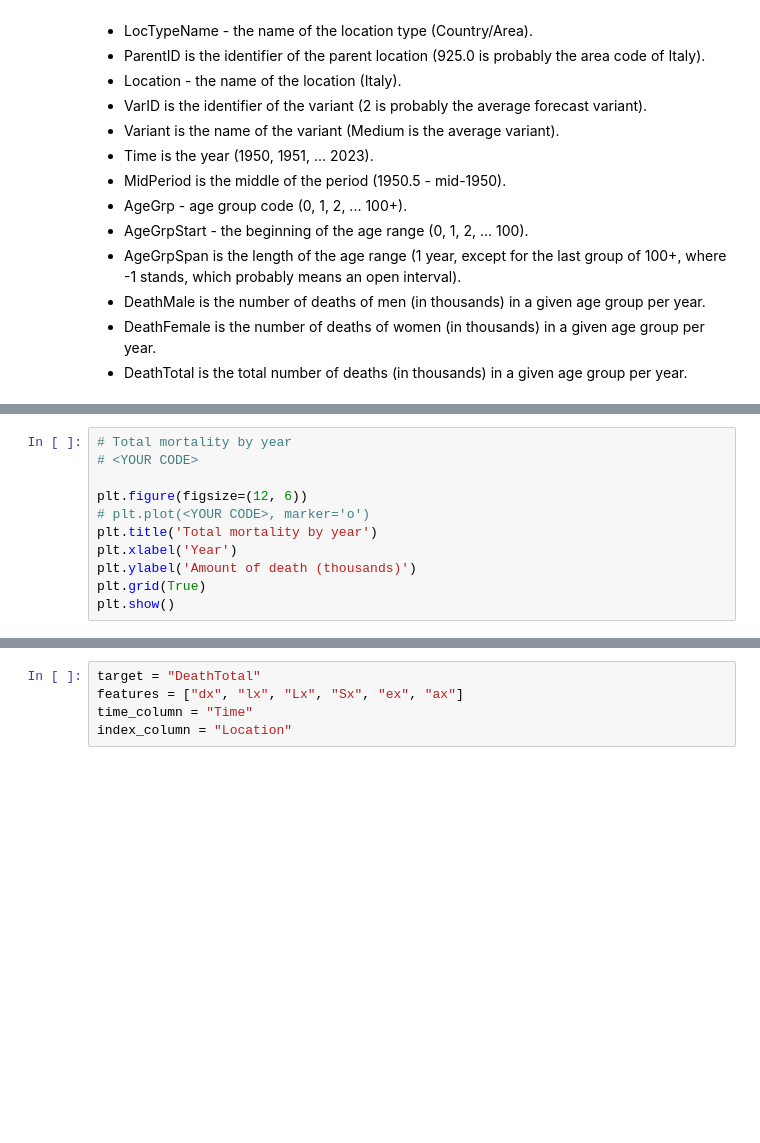
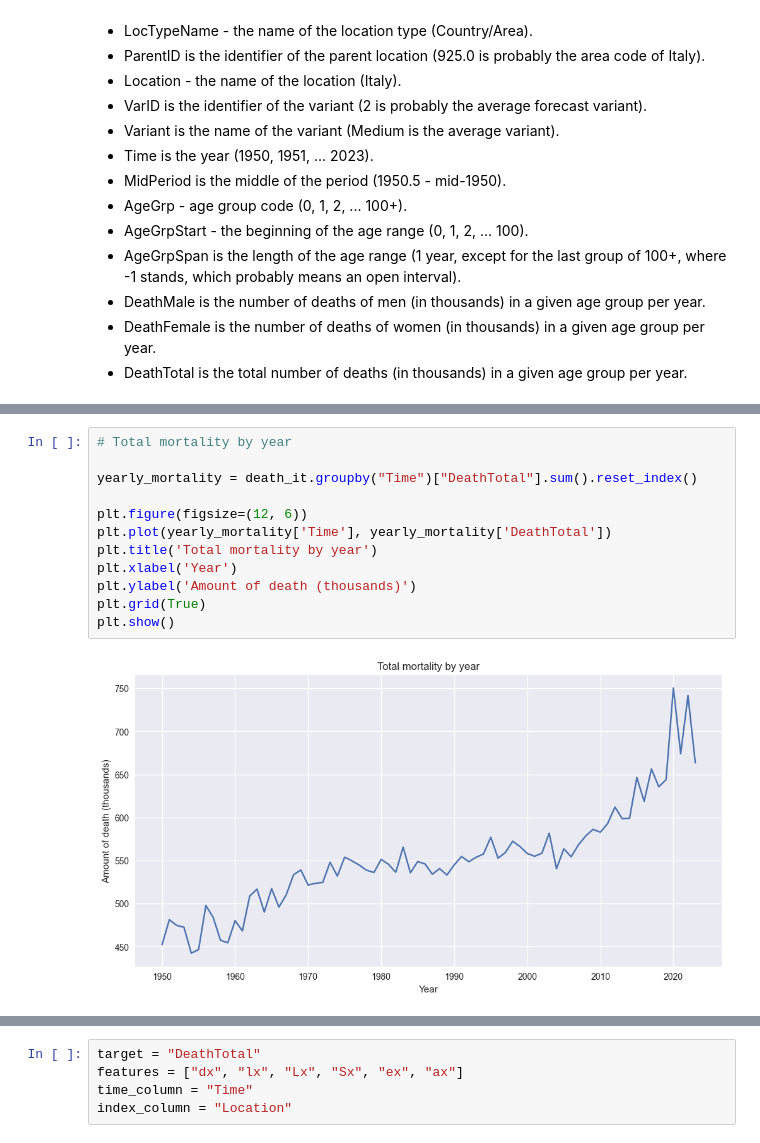
Before and after one commit to SergeevVladislav/HSE_PopDev_Mentors_Seminar_Python_Fall_2025, a Jupyter notebook: 02_sem/002_demographics_without_solutions.ipynb, the cells around one changed output, grey strips where cells are left out. Cells and saved outputs as stored; diff of their text form; blank space fills up the shorter version.

```diff
--- a/02_sem/002_demographics_without_solutions.ipynb
+++ b/02_sem/002_demographics_without_solutions.ipynb
@@ -310,15 +491,18 @@ death_it.head()
 | 3333408 | 218.0 | 380 | NaN | ITA | IT | 380.0 | 4.0 | Country/Area | 925.0 | ... |
 # %%
 # Total mortality by year
-# <YOUR CODE>
+
+yearly_mortality = death_it.groupby("Time")["DeathTotal"].sum().reset_index()
 
 plt.figure(figsize=(12, 6))
-# plt.plot(<YOUR CODE>, marker='o')
+plt.plot(yearly_mortality['Time'], yearly_mortality['DeathTotal'])
 plt.title('Total mortality by year')
 plt.xlabel('Year')
 plt.ylabel('Amount of death (thousands)')
 plt.grid(True)
 plt.show()
+# %% [output]
+[figure, added]
 # %%
 # infant mortality (age = 0)
 # <YOUR CODE>
```
Also changed, not shown: parts of 42 cells of this notebook, 2 other files.
